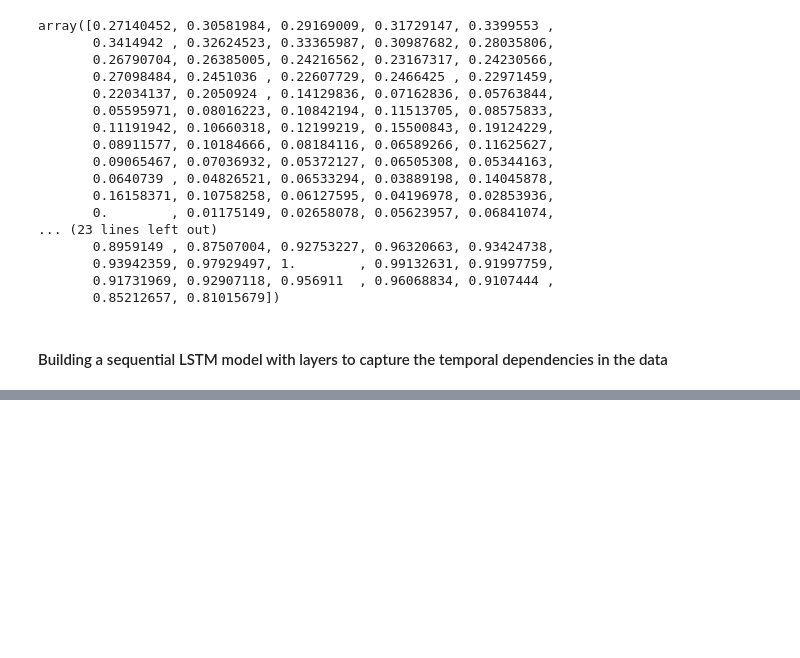
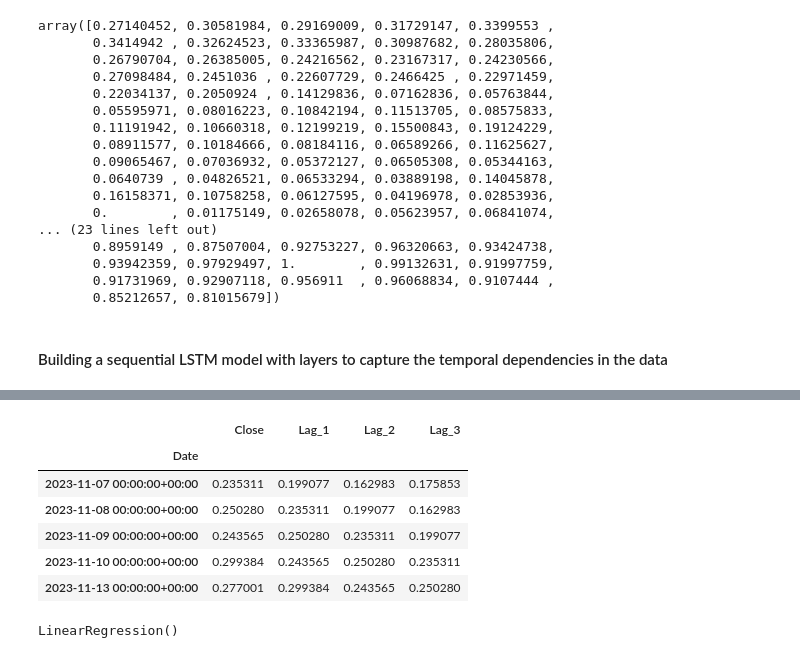
Before and after one commit to jc-cedric/hybrid-machine-learning, a Jupyter notebook: app.ipynb, the cells around one changed output, grey strips where cells are left out. Saved outputs shown, nothing was run; the diff lists cells and outputs as text; code cells hidden in the pictures; blank space fills up the shorter version.

Commit message:
training the second model: Linear regression

```diff
--- a/app.ipynb
+++ b/app.ipynb
@@ -177 +189,19 @@ Epoch 20/20
 <keras.src.callbacks.history.History at 0x...>
+# %%
+# training the second model(Linear Regression)
+# generating lagged features for Linear Regression (e.g., using the past 3 days as predictors)
+df['Lag_1'] = df['Close'].shift(1)
+df['Lag_2'] = df['Close'].shift(2)
+df['Lag_3'] = df['Close'].shift(3)
+df = df.dropna()
+# %%
+# checking the result
+df.head()
+# %% [output]
+|  | Close | Lag_1 | Lag_2 | Lag_3 |
+| Date |  |  |  |  |
+| 2023-11-07 00:00:00+00:00 | 0.235311 | 0.199077 | 0.162983 | 0.175853 |
+| 2023-11-08 00:00:00+00:00 | 0.250280 | 0.235311 | 0.199077 | 0.162983 |
+| 2023-11-09 00:00:00+00:00 | 0.243565 | 0.250280 | 0.235311 | 0.199077 |
+| 2023-11-10 00:00:00+00:00 | 0.299384 | 0.243565 | 0.250280 | 0.235311 |
+| 2023-11-13 00:00:00+00:00 | 0.277001 | 0.299384 | 0.243565 | 0.250280 |
@@ -177,0 +214,8 @@ Epoch 20/20
+# %%
+# training the linear regression model
+from sklearn.linear_model import LinearRegression
+
+lin_model = LinearRegression()
+lin_model.fit(X_train_lin, y_train_lin)
+# %% [output]
+LinearRegression()
```
Also changed, not shown: parts of 4 cells of this notebook.
